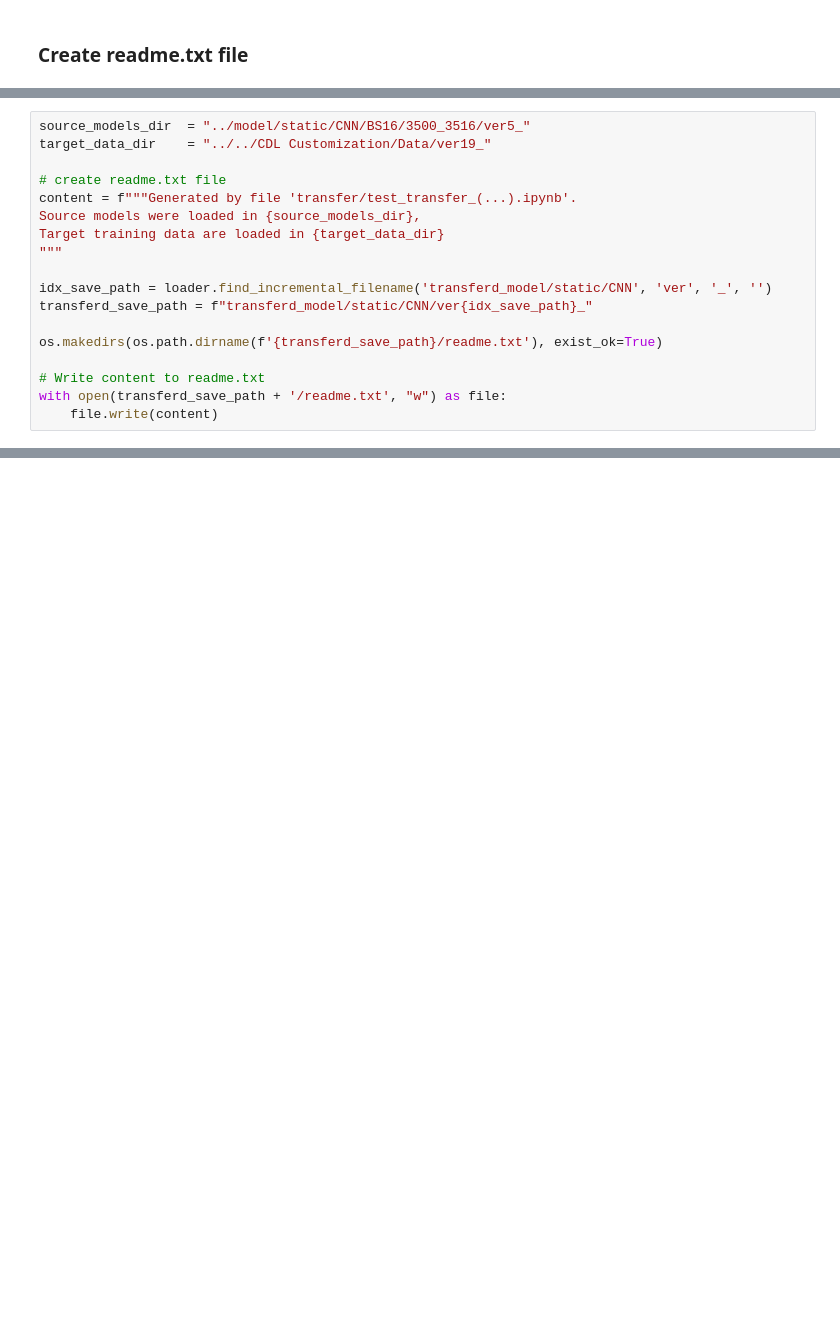
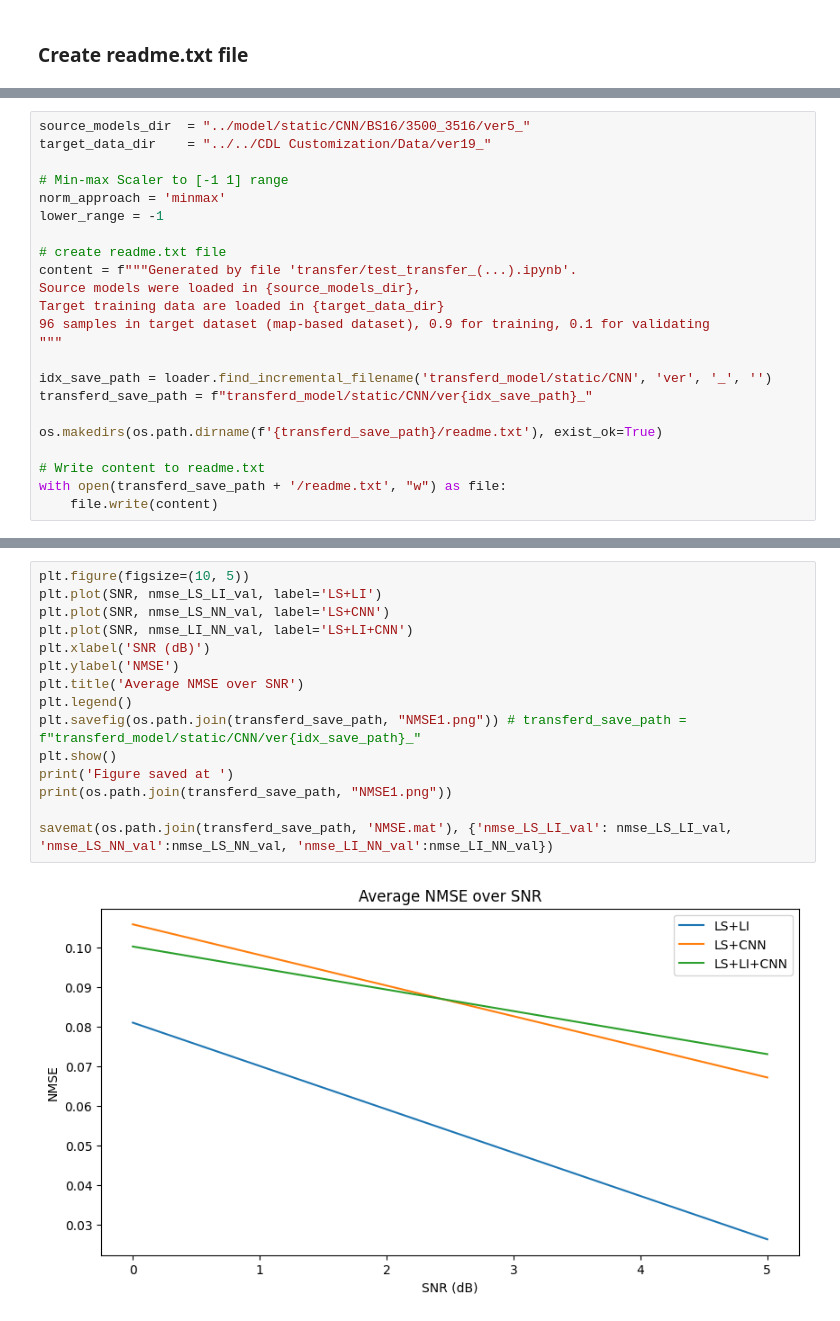
Before and after one commit to thienhieu-hoang/one_shot_Hest_cleanver, a Jupyter notebook: Torch_code/transfer/test_transfer.ipynb, the cells around one changed output, grey strips where cells are left out. Saved outputs shown, nothing was run; the diff lists cells and outputs as text; blank space fills up the shorter version.

Commit message:
test transfer runs

```diff
--- a/Torch_code/transfer/test_transfer.ipynb
+++ b/Torch_code/transfer/test_transfer.ipynb
@@ -15,11 +18,16 @@ import utils_transfer
 # %%
 source_models_dir  = "../model/static/CNN/BS16/3500_3516/ver5_"
 target_data_dir    = "../../CDL Customization/Data/ver19_"
+
+# Min-max Scaler to [-1 1] range
+norm_approach = 'minmax'
+lower_range = -1
 
 # create readme.txt file
 content = f"""Generated by file 'transfer/test_transfer_(...).ipynb'.
 Source models were loaded in {source_models_dir},
 Target training data are loaded in {target_data_dir}
+96 samples in target dataset (map-based dataset), 0.9 for training, 0.1 for validating
 """
 
 idx_save_path = loader.find_incremental_filename('transferd_model/static/CNN', 'ver', '_', '')
@@ -109,0 +239,17 @@ Total number of trainable parameters: 803
+# %%
+plt.figure(figsize=(10, 5))
+plt.plot(SNR, nmse_LS_LI_val, label='LS+LI')
+plt.plot(SNR, nmse_LS_NN_val, label='LS+CNN')
+plt.plot(SNR, nmse_LI_NN_val, label='LS+LI+CNN')
+plt.xlabel('SNR (dB)')
+plt.ylabel('NMSE')
+plt.title('Average NMSE over SNR')
+plt.legend()
+plt.savefig(os.path.join(transferd_save_path, "NMSE1.png")) # transferd_save_path = f"transferd_model/static/CNN/ver{idx_save_path}_"
+plt.show()
+print('Figure saved at ')
+print(os.path.join(transferd_save_path, "NMSE1.png"))
+
+savemat(os.path.join(transferd_save_path, 'NMSE.mat'), {'nmse_LS_LI_val': nmse_LS_LI_val, 'nmse_LS_NN_val':nmse_LS_NN_val, 'nmse_LI_NN_val':nmse_LI_NN_val})
+# %% [output]
+[figure, added]
```
Also changed, not shown: parts of 7 cells of this notebook, 2 other files.
